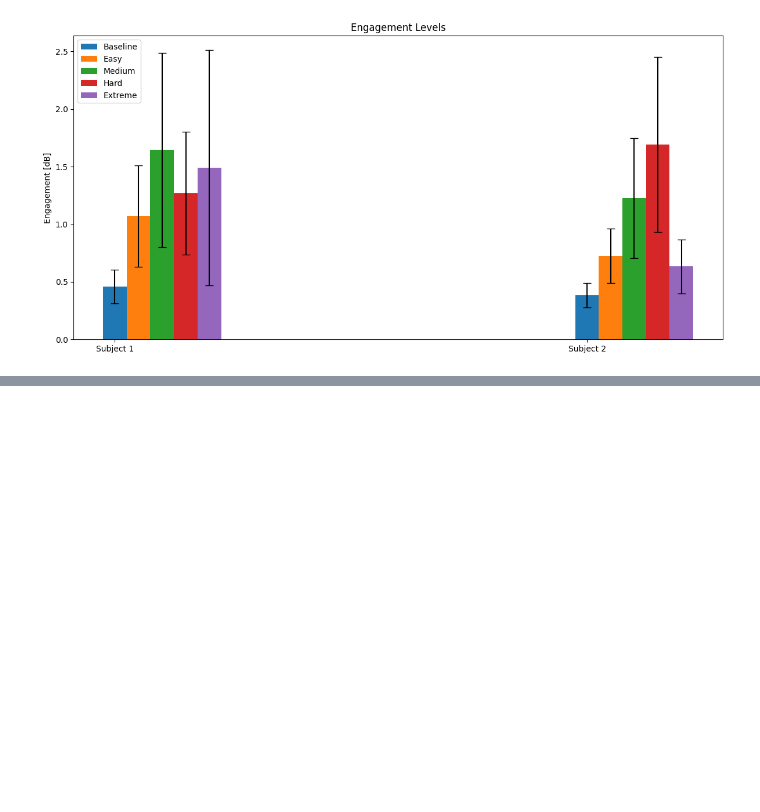
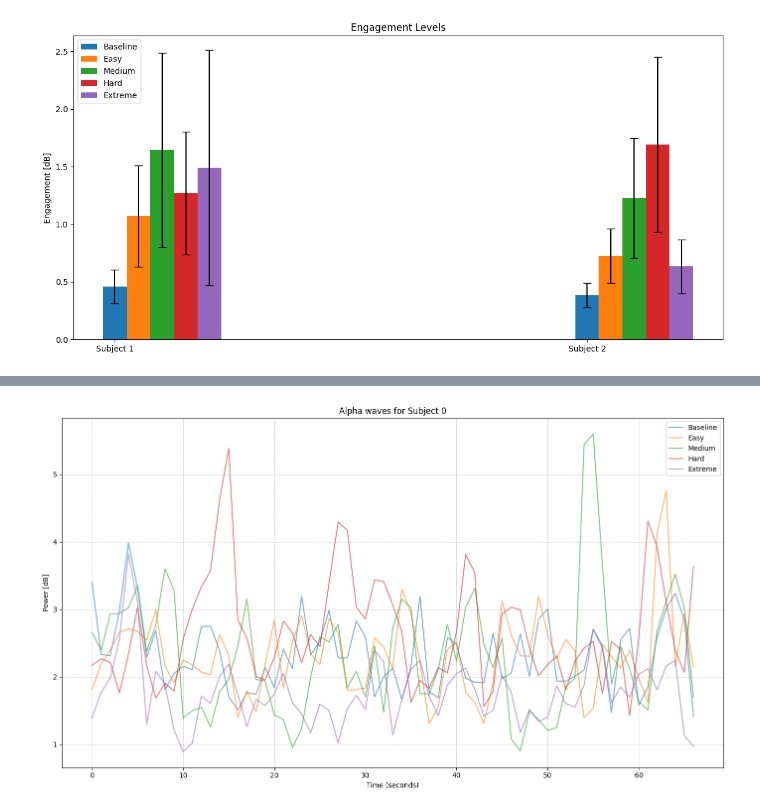
Before and after one commit to aaronjuma/EEGMario, a Jupyter notebook: Analysis/visualization.ipynb, the cells around one changed output, grey strips where cells are left out. Saved outputs shown, nothing was run; the diff lists cells and outputs as text; code cells hidden in the pictures; blank space fills up the shorter version.

```diff
--- a/Analysis/visualization.ipynb
+++ b/Analysis/visualization.ipynb
@@ -424,0 +462,27 @@ plot_engagement(baseline, easy, medium, hard, extreme)
+# %%
+def lineplot_subject(subject, wave, placement, baseline, easy, medium, hard, extreme):
+    data_ = get_wave(wave, placement, baseline, easy, medium, hard, extreme)
+    if subject > len(data_[0]) or subject < 0:
+        raise Exception('Invalid Subject')
+
+    min_length = min([len(i[subject]) for i in data_])
+    trimmed_data = [i[subject][:min_length] for i in data_]
+
+    plt.figure(figsize=(14,8))
+    plt.plot(trimmed_data[0], alpha=0.6, label="Baseline")
+    plt.plot(trimmed_data[1], alpha=0.6, label="Easy")
+    plt.plot(trimmed_data[2], alpha=0.6, label="Medium")
+    plt.plot(trimmed_data[3], alpha=0.6, label="Hard")
+    plt.plot(trimmed_data[4], alpha=0.6, label="Extreme")
+
+    plt.title(wave + " waves for Subject " + f'{subject}')
+    plt.xlabel("Time (seconds)")
+    plt.ylabel("Power [dB]")
+    plt.legend()
+    plt.grid(True, which="both", linestyle="--", linewidth=0.5)
+    plt.tight_layout()
+    plt.show()
+# %%
+lineplot_subject(0, "Alpha", 'f', baseline, easy, medium, hard, extreme)
+# %% [output]
+[figure, added]
```
Also changed, not shown: parts of 9 cells of this notebook.
